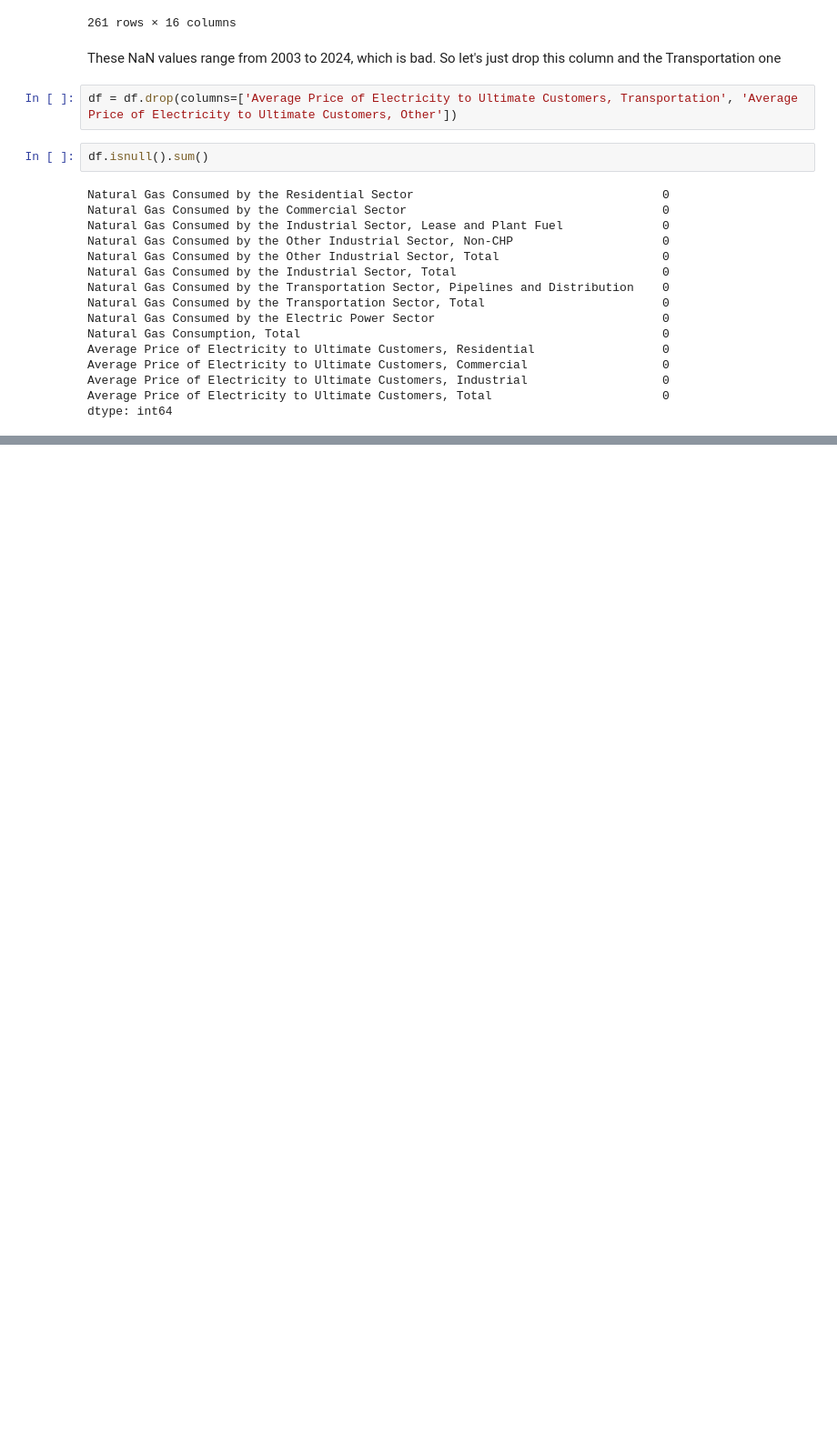
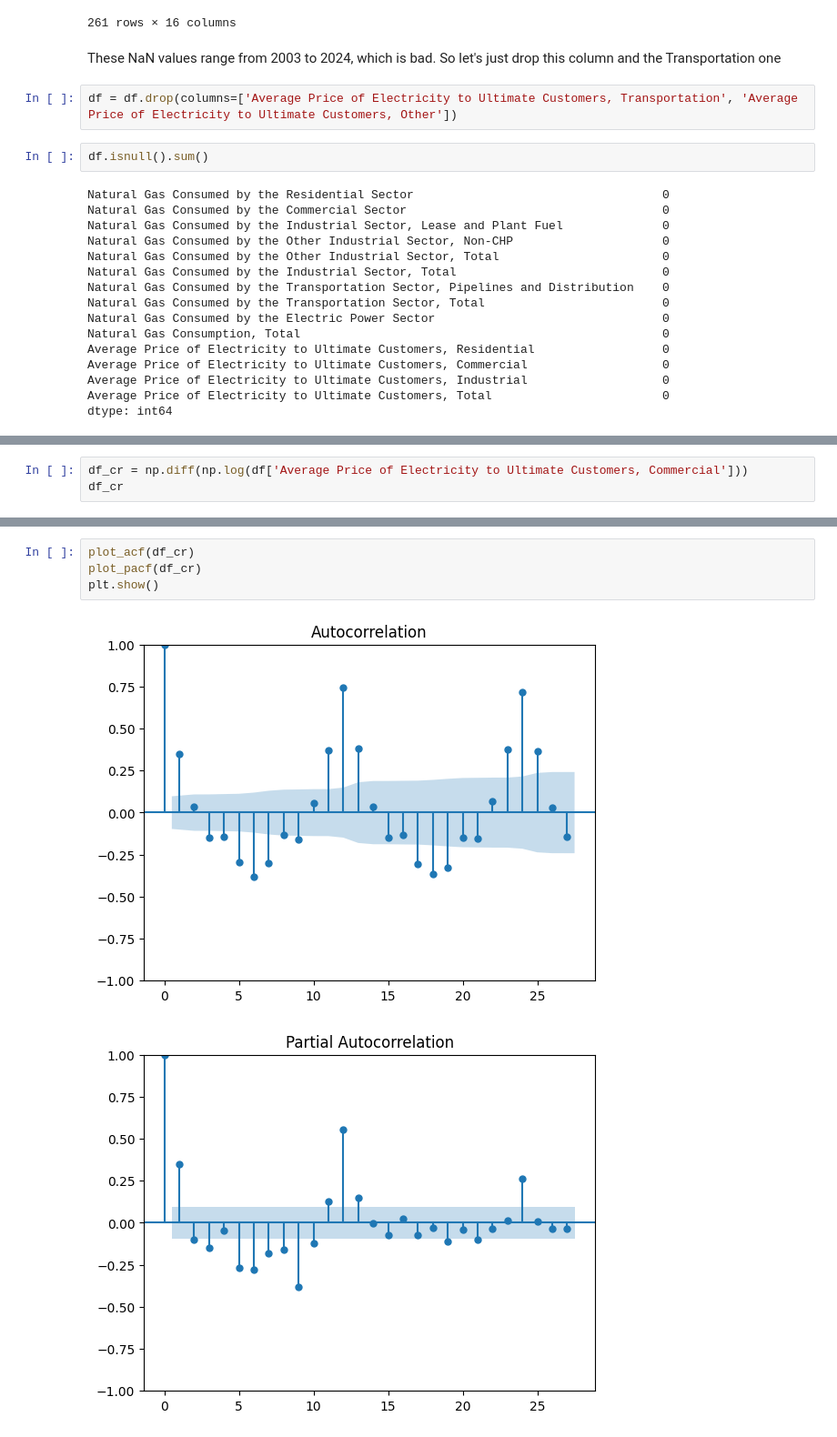
Before and after one commit to bktakacs/springboard_dsc_capstone3, a Jupyter notebook: first.ipynb, the cells around one changed output, grey strips where cells are left out. Shown at 91% size. Cells and saved outputs as stored; diff of their text form; blank space fills up the shorter version.

```diff
--- a/first.ipynb
+++ b/first.ipynb
@@ -621,0 +671,3 @@ Great! Lets get strated
+# %%
+df_cr = np.diff(np.log(df['Average Price of Electricity to Ultimate Customers, Commercial']))
+df_cr
@@ -621,0 +692,7 @@ Great! Lets get strated
+# %%
+plot_acf(df_cr)
+plot_pacf(df_cr)
+plt.show()
+# %% [output]
+[figure, added]
+[figure, added]
```
Also changed, not shown: parts of 11 cells of this notebook.
